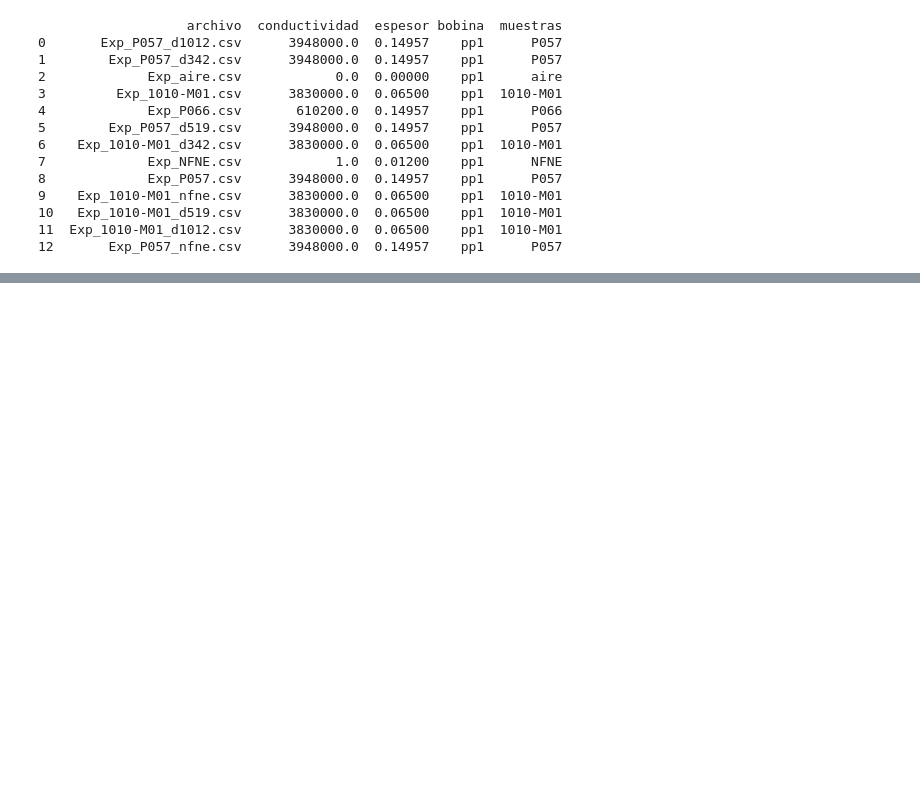
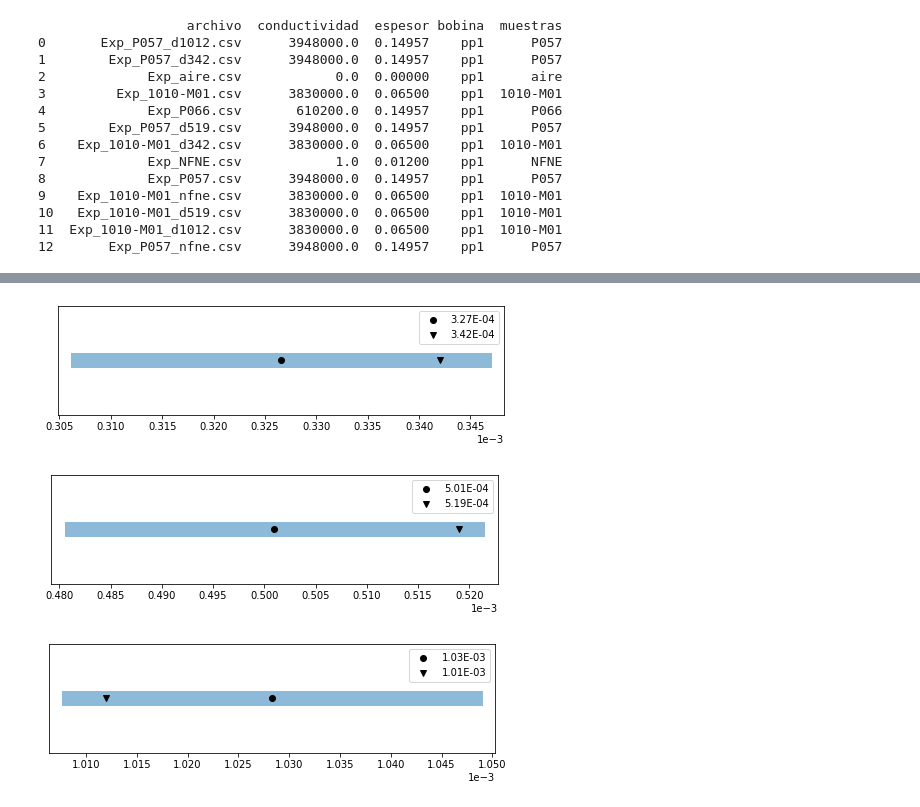
Before and after one commit to carabedo/iamend_test, a Jupyter notebook: manual.ipynb, the cells around one changed output, grey strips where cells are left out. Cells and saved outputs as stored; diff of their text form; code cells hidden in the pictures; blank space fills up the shorter version.

```diff
--- a/manual.ipynb
+++ b/manual.ipynb
@@ -32,3 +51,13 @@ exp.fitmues()
+# %%
+deff=exp.info.iloc[[6,10,11]].loeff-exp.z1eff
+udeff=exp.info.iloc[[6,10,11]].uloeff
+dnom=[342e-6,519e-6,1012e-6]
+udnom=[0,0,0]
+ci.aux.iconf(deff.values,udeff.values,dnom,udnom)
+# %% [output]
+[figure, added]
+[figure, added]
+[figure, added]
 # %%
 exp.info
 # %% [output]
```
Also changed, not shown: parts of 13 cells of this notebook, 7 other files.
